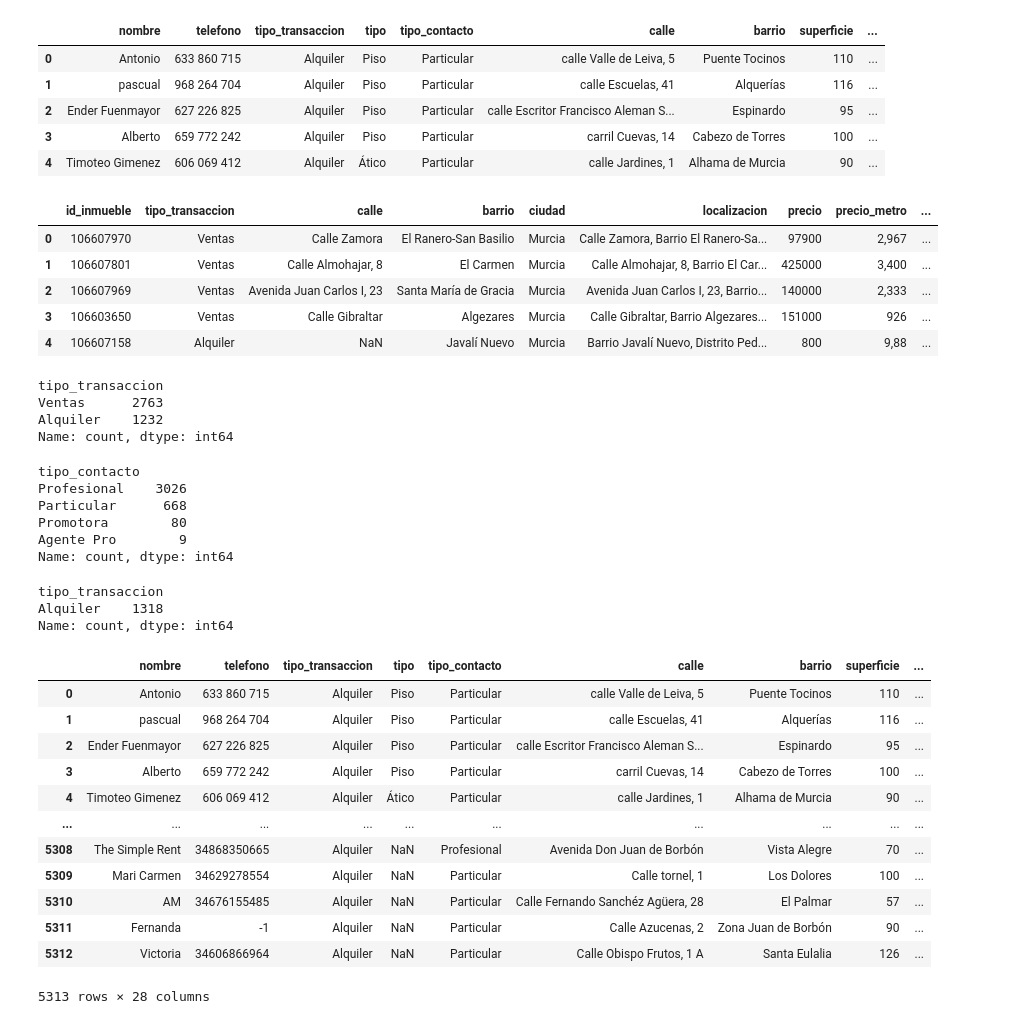
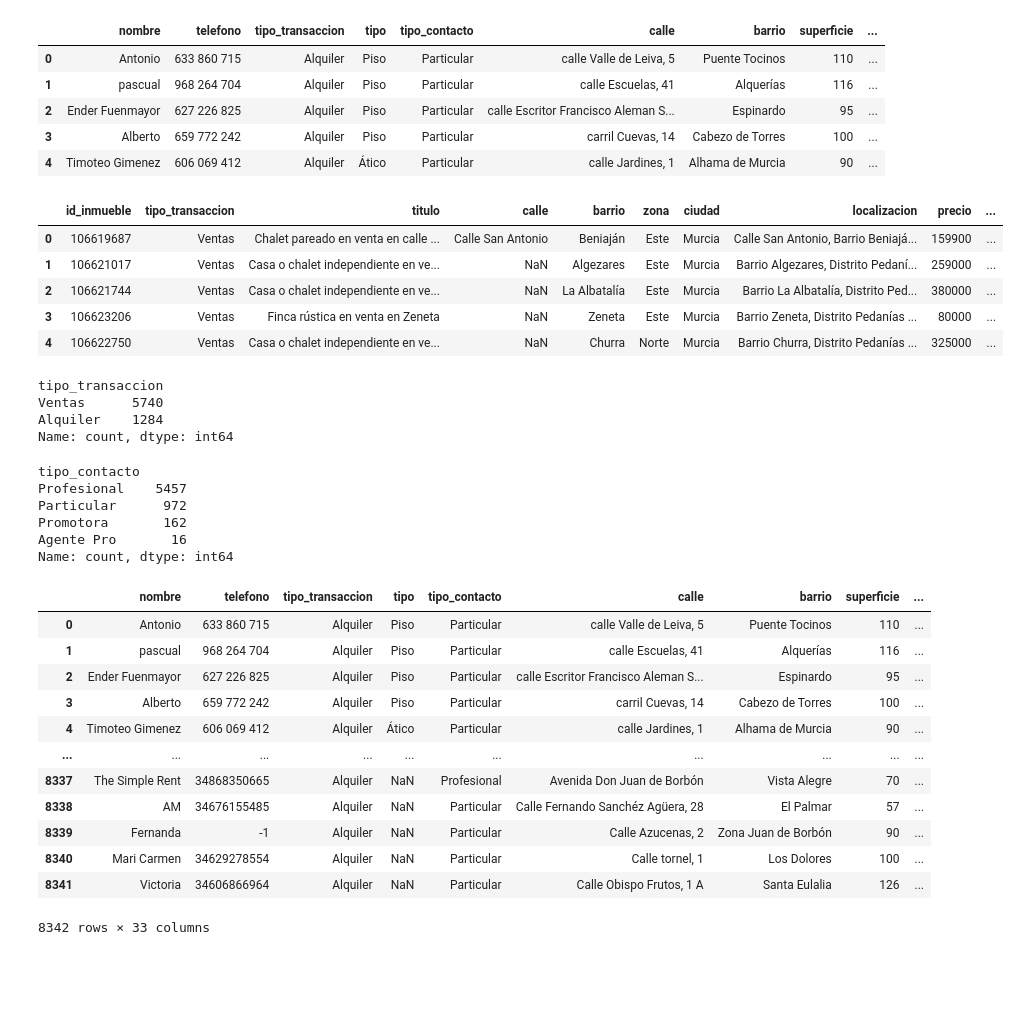
Before and after one commit to Tamgama/scraping, a Jupyter notebook: soporte/pruebas/union-data.ipynb, the cells around one changed output. Cells and saved outputs as stored; diff of their text form; code cells hidden in the pictures; blank space fills up the shorter version.

```diff
--- a/soporte/pruebas/union-data.ipynb
+++ b/soporte/pruebas/union-data.ipynb
@@ -104,18 +77,17 @@ particulares.head(5)
 web = pd.read_csv("../../web_2/data/inmuebles.csv")
 
 # Eliminar columnas innecesarias
-web = web.drop(['url', 'superficie_util', 'referencia', 'planta', 'zona', 'titulo',
-                'calefaccion', 'construccion'], axis=1)
+web = web.drop(['url', 'superficie_util', 'referencia'], axis=1)
 
 # Renombrar columnas
 web = web.rename(columns={'anunciante': 'tipo_contacto', 'tlf': 'telefono', 'tipo': 'tipo_transaccion', 'id': 'id_inmueble'})
 
 # Limpiar y convertir la columna 'precio'
 web['precio'] = web['precio'].str.replace('.', '').str.replace('€', '').str.strip()
-web['precio'] = pd.to_numeric(web['precio'], errors='coerce').fillna(0.0)
+web['precio'] = pd.to_numeric(web['precio'], errors='coerce').fillna(0).astype(int)
 
 # Limpiar la columna 'precio_metro'
-web['precio_metro'] = web['precio_metro'].str.replace('.', ',').str.strip()
+web['precio_metro'] = web['precio_metro'].str.replace(',', '.').str.strip().astype(float)
 
 # Convertir las columnas 'habitaciones', 'baños', y 'construccion' a numéricas
 web['habitaciones'] = pd.to_numeric(web['habitaciones'], errors='coerce').fillna(0).astype(int)
@@ -130,65 +102,61 @@ web['banos'] = web['caracteristicas'].str.extract(r'(\d+) baños?', expand=False
 # Extraer estado del inmueble
 web['estado'] = web['caracteristicas'].str.extract(r'(Segunda mano\/buen estado|Nueva construcción|A reformar)', expand=False).fillna('No indicado')
 
 # Extraer si tiene armarios empotrados (Sí o No)
 web['armarios'] = web['caracteristicas'].str.contains('Armarios empotrados', case=False, na=False).map({True: 'Sí', False: 'No'})
 
 # Extraer orientación (norte, sur, este, oeste)
 web['orientacion'] = web['caracteristicas'].str.extract(r'Orientación (\w+)', expand=False).fillna('No indicado')
 
 # Extraer si está amueblado (Sí o No)
 web['amueblado'] = web['caracteristicas'].str.contains('Amueblado', case=False, na=False).map({True: 'Sí', False: 'No'})
 
 # Extraer si es exterior o interior
 web['exterior_interior'] = web['caracteristicas'].str.extract(r'(exterior|interior)', expand=False).fillna('No indicado').str.capitalize()
 
 # Extraer si tiene ascensor (Sí o No)
 web['ascensor'] = web['caracteristicas'].str.contains('con ascensor', case=False, na=False).map({True: 'Sí', False: 'No'})
 
 # Quitar el prefijo '34' si el número empieza con este prefijo
 # web['telefono'] = web['telefono'].str.replace(r'^(\+34|0034|34)\s*', '', regex=True)
 
 # Eliminar filas donde la columna 'telefono' esté vacía después del proceso
 web = web.dropna(subset=['telefono'])
 
 # Extraer solo la parte de la fecha (sin la hora)
 web['fecha'] = web['fecha'].str.split(' ', n=1, expand=True)[0]
 
+web['fuente']= 'idealista'
+
 # Mostrar las primeras 5 filas del DataFrame actualizado
 web.head(5)
 # %% [output]
-|  | id_inmueble | tipo_transaccion | calle | barrio | ciudad | localizacion | precio | precio_metro | ... |
-| 0 | 106607970 | Ventas | Calle Zamora | El Ranero-San Basilio | Murcia | Calle Zamora, Barrio El Ranero-Sa... | 97900 | 2,967 | ... |
-| 1 | 106607801 | Ventas | Calle Almohajar, 8 | El Carmen | Murcia | Calle Almohajar, 8, Barrio El Car... | 425000 | 3,400 | ... |
-| 2 | 106607969 | Ventas | Avenida Juan Carlos I, 23 | Santa María de Gracia | Murcia | Avenida Juan Carlos I, 23, Barrio... | 140000 | 2,333 | ... |
-| 3 | 106603650 | Ventas | Calle Gibraltar | Algezares | Murcia | Calle Gibraltar, Barrio Algezares... | 151000 | 926 | ... |
-| 4 | 106607158 | Alquiler | NaN | Javalí Nuevo | Murcia | Barrio Javalí Nuevo, Distrito Ped... | 800 | 9,88 | ... |
+|  | id_inmueble | tipo_transaccion | titulo | calle | barrio | zona | ciudad | localizacion | precio | ... |
+| 0 | 106619687 | Ventas | Chalet pareado en venta en calle ... | Calle San Antonio | Beniaján | Este | Murcia | Calle San Antonio, Barrio Beniajá... | 159900 | ... |
+| 1 | 106621017 | Ventas | Casa o chalet independiente en ve... | NaN | Algezares | Este | Murcia | Barrio Algezares, Distrito Pedaní... | 259000 | ... |
+| 2 | 106621744 | Ventas | Casa o chalet independiente en ve... | NaN | La Albatalía | Este | Murcia | Barrio La Albatalía, Distrito Ped... | 380000 | ... |
+| 3 | 106623206 | Ventas | Finca rústica en venta en Zeneta | NaN | Zeneta | Este | Murcia | Barrio Zeneta, Distrito Pedanías ... | 80000 | ... |
+| 4 | 106622750 | Ventas | Casa o chalet independiente en ve... | NaN | Churra | Norte | Murcia | Barrio Churra, Distrito Pedanías ... | 325000 | ... |
 # %%
 web['tipo_transaccion'].value_counts()
 # %% [output]
 tipo_transaccion
-Ventas      2763
-Alquiler    1232
+Ventas      5740
+Alquiler    1284
 Name: count, dtype: int64
 # %%
 web['tipo_contacto'].value_counts()
 # %% [output]
 tipo_contacto
-Profesional    3026
-Particular      668
-Promotora        80
-Agente Pro        9
+Profesional    5457
+Particular      972
+Promotora       162
+Agente Pro       16
 Name: count, dtype: int64
-# %%
-particulares['tipo_transaccion'].value_counts()
-# %% [output]
-tipo_transaccion
-Alquiler    1318
-Name: count, dtype: int64
 # %%
 # Unir los DataFrames 'web' y 'particulares' utilizando 'id_inmueble' como clave
-total_particulares = pd.concat([particulares, web], ignore_index=True)
-total_particulares
+total_web_pdf = pd.concat([particulares, web], ignore_index=True)
+total_web_pdf
 # %% [output]
 |  | nombre | telefono | tipo_transaccion | tipo | tipo_contacto | calle | barrio | superficie | ... |
 | 0 | Antonio | 633 860 715 | Alquiler | Piso | Particular | calle Valle de Leiva, 5 | Puente Tocinos | 110 | ... |
@@ -197,9 +165,9 @@ total_particulares
 | 3 | Alberto | 659 772 242 | Alquiler | Piso | Particular | carril Cuevas, 14 | Cabezo de Torres | 100 | ... |
 | 4 | Timoteo Gimenez | 606 069 412 | Alquiler | Ático | Particular | calle Jardines, 1 | Alhama de Murcia | 90 | ... |
 | ... | ... | ... | ... | ... | ... | ... | ... | ... | ... |
-| 5308 | The Simple Rent | 34868350665 | Alquiler | NaN | Profesional | Avenida Don Juan de Borbón | Vista Alegre | 70 | ... |
-| 5309 | Mari Carmen | 34629278554 | Alquiler | NaN | Particular | Calle tornel, 1 | Los Dolores | 100 | ... |
-| 5310 | AM | 34676155485 | Alquiler | NaN | Particular | Calle Fernando Sanchéz Agüera, 28 | El Palmar | 57 | ... |
-| 5311 | Fernanda | -1 | Alquiler | NaN | Particular | Calle Azucenas, 2 | Zona Juan de Borbón | 90 | ... |
-| 5312 | Victoria | 34606866964 | Alquiler | NaN | Particular | Calle Obispo Frutos, 1 A | Santa Eulalia | 126 | ... |
+| 8337 | The Simple Rent | 34868350665 | Alquiler | NaN | Profesional | Avenida Don Juan de Borbón | Vista Alegre | 70 | ... |
+| 8338 | AM | 34676155485 | Alquiler | NaN | Particular | Calle Fernando Sanchéz Agüera, 28 | El Palmar | 57 | ... |
+| 8339 | Fernanda | -1 | Alquiler | NaN | Particular | Calle Azucenas, 2 | Zona Juan de Borbón | 90 | ... |
+| 8340 | Mari Carmen | 34629278554 | Alquiler | NaN | Particular | Calle tornel, 1 | Los Dolores | 100 | ... |
+| 8341 | Victoria | 34606866964 | Alquiler | NaN | Particular | Calle Obispo Frutos, 1 A | Santa Eulalia | 126 | ... |
-5313 rows × 28 columns
+8342 rows × 33 columns
```
Also changed, not shown: parts of 14 cells of this notebook.
